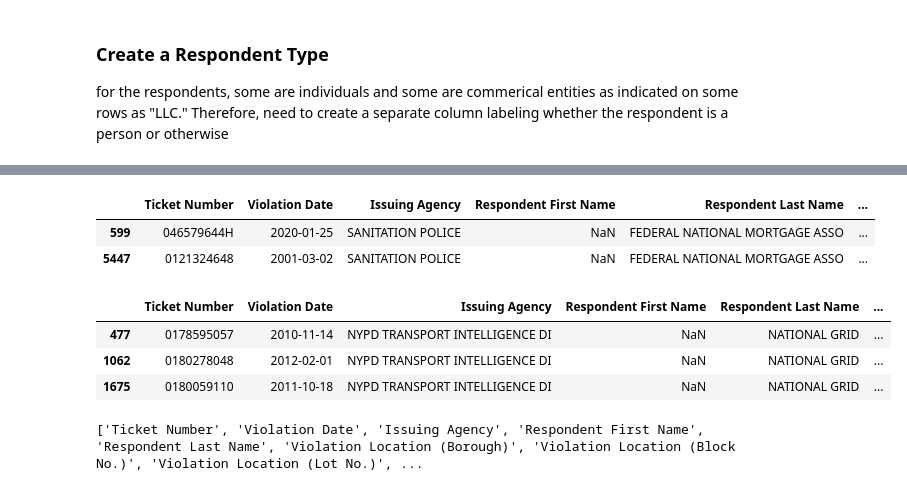
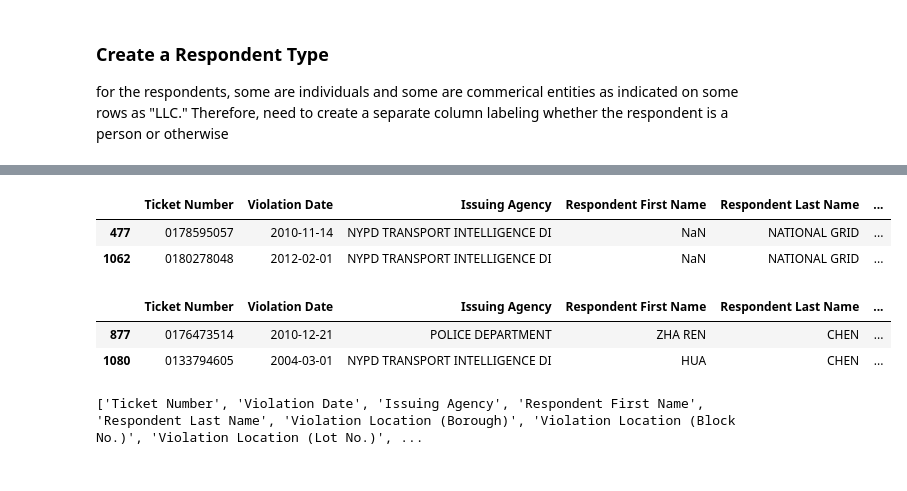
Before and after one commit to allisongao4015/oath_cases, a Jupyter notebook: 2ndNotebook.ipynb, the cells around one changed output, grey strips where cells are left out. Saved outputs shown, nothing was run; the diff lists cells and outputs as text; code cells hidden in the pictures.

```diff
--- a/2ndNotebook.ipynb
+++ b/2ndNotebook.ipynb
@@ -1177,9 +1162,9 @@ def filter_respondent_test(element):
     for word in key_words_last_name:
 
         if word in element:
-            return "Commerical"
-        else:
-            return "Person"
+            return "Commercial"
+
+    return "Person"
 # %%
 df["Respondent Status"] = df["Respondent Last Name"].apply(filter_respondent_test)
 # %%
@@ -1211,16 +1202,15 @@ df.loc[df['Respondent Last Name'] == "1249 WEBSTER AVE RLTY"]
 # %%
-df.loc[df['Respondent Last Name'] == "FEDERAL NATIONAL MORTGAGE ASSO"].head(2)
+df.loc[df['Respondent Last Name'] == "NATIONAL GRID"].head(2)
 # %% [output]
 |  | Ticket Number | Violation Date | Issuing Agency | Respondent First Name | Respondent Last Name | ... |
-| 599 | 046579644H | 2020-01-25 | SANITATION POLICE | NaN | FEDERAL NATIONAL MORTGAGE ASSO | ... |
-| 5447 | 0121324648 | 2001-03-02 | SANITATION POLICE | NaN | FEDERAL NATIONAL MORTGAGE ASSO | ... |
+| 477 | 0178595057 | 2010-11-14 | NYPD TRANSPORT INTELLIGENCE DI | NaN | NATIONAL GRID | ... |
+| 1062 | 0180278048 | 2012-02-01 | NYPD TRANSPORT INTELLIGENCE DI | NaN | NATIONAL GRID | ... |
 # %%
-df.loc[df['Respondent Last Name'] == "NATIONAL GRID"].head(3)
+df.loc[df['Respondent Last Name'] == "CHEN"].head(2)
 # %% [output]
 |  | Ticket Number | Violation Date | Issuing Agency | Respondent First Name | Respondent Last Name | ... |
-| 477 | 0178595057 | 2010-11-14 | NYPD TRANSPORT INTELLIGENCE DI | NaN | NATIONAL GRID | ... |
-| 1062 | 0180278048 | 2012-02-01 | NYPD TRANSPORT INTELLIGENCE DI | NaN | NATIONAL GRID | ... |
-| 1675 | 0180059110 | 2011-10-18 | NYPD TRANSPORT INTELLIGENCE DI | NaN | NATIONAL GRID | ... |
+| 877 | 0176473514 | 2010-12-21 | POLICE DEPARTMENT | ZHA REN | CHEN | ... |
+| 1080 | 0133794605 | 2004-03-01 | NYPD TRANSPORT INTELLIGENCE DI | HUA | CHEN | ... |
 # %%
 # Create a function to fill in UNKNOWN for all NAs in the dataframe
 def fill_na(column):
```
Also changed, not shown: parts of 43 cells of this notebook.
